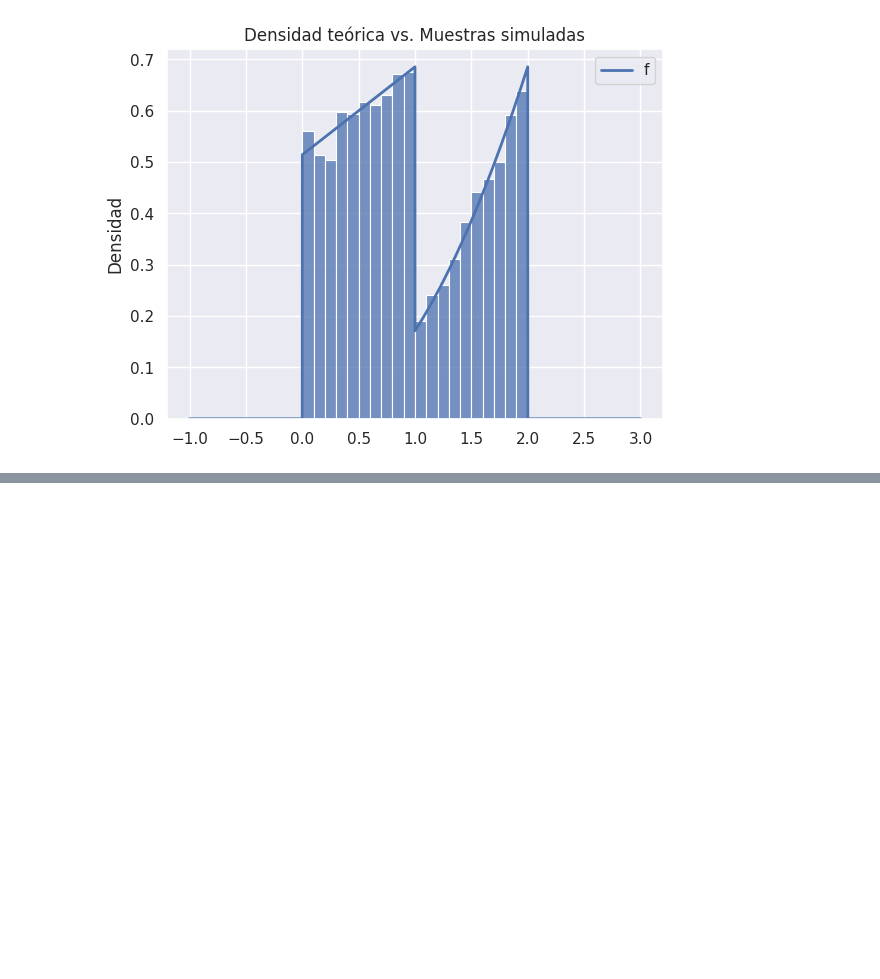
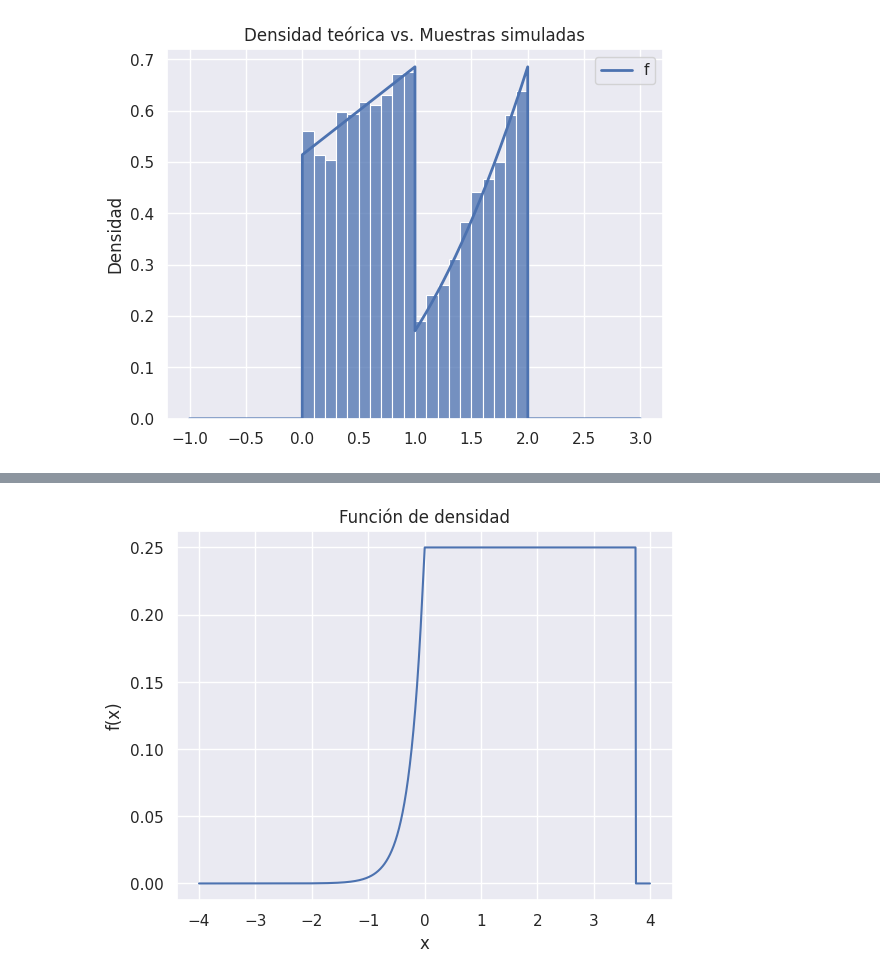
Before and after one commit to alvaro-mediina/modelos-y-simulacion-2025, a Jupyter notebook: tp5-var-aleatorias-continuas/Ejercicio-1.ipynb, the cells around one changed output, grey strips where cells are left out. Cells and saved outputs as stored; diff of their text form; code cells hidden in the pictures; blank space fills up the shorter version.

```diff
--- a/tp5-var-aleatorias-continuas/Ejercicio-1.ipynb
+++ b/tp5-var-aleatorias-continuas/Ejercicio-1.ipynb
@@ -236,0 +248,35 @@ plt.show()
+# %%
+#Densidad de probabilidad
+def f(x:float) -> float:
+    """
+    Función de densidad NO SIMULADA
+
+    Args:
+        x (float): valor a transformar
+
+    Returns:
+        float: densidad de x
+        - Si X>= 15/4 -> 0
+        - Si no devuelve su densidad
+
+    """
+    return np.where(
+        (x <= 0),
+        (e ** (4*x)) / 4,
+        np.where(
+            (0 < x) & (x <= 15/4),
+            1/4,
+            0
+        )
+    )
+
+
+x = np.linspace(-4, 4, 1000)
+sns.lineplot(x=x, y=f(x))
+# Estilo
+plt.title('Función de densidad')
+plt.xlabel('x')
+plt.ylabel('f(x)')
+plt.show()
+# %% [output]
+[figure, added]
```
Also changed, not shown: parts of 8 cells of this notebook.
